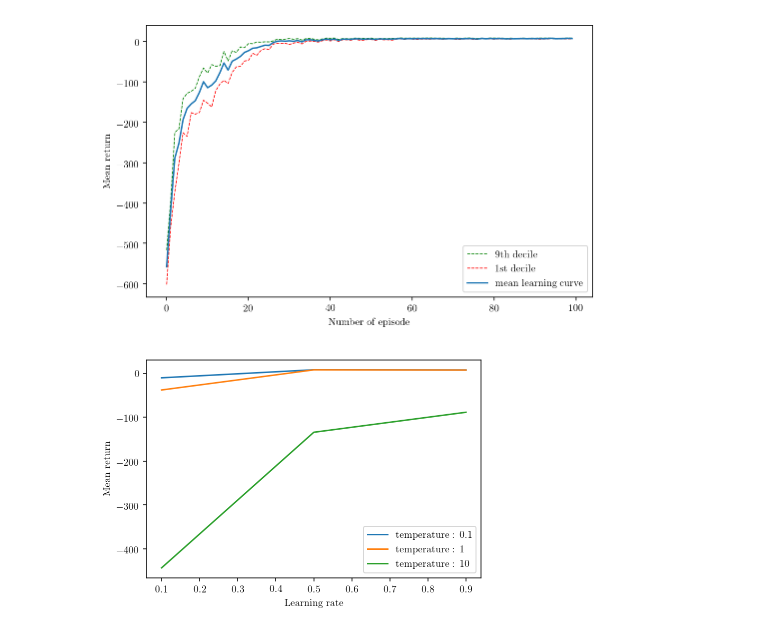
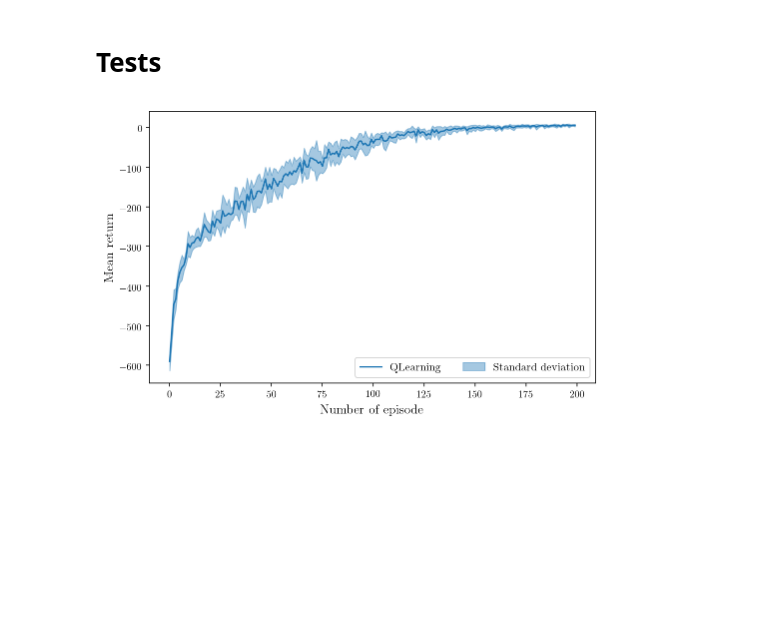
Before and after one commit to jdavid04/Reinforcement-Learning-Assignment-2, a Jupyter notebook: parallel-solution/Taxi.ipynb, the cells around one changed output. Saved outputs shown, nothing was run; the diff lists cells and outputs as text; code cells hidden in the pictures; blank space fills up the shorter version.

```diff
--- a/parallel-solution/Taxi.ipynb
+++ b/parallel-solution/Taxi.ipynb
@@ -43,4 +43,4 @@ temperatures = [.1, 1, 10]
 # %%
-def get_returns(agent):
-    return np.array([agent.run() for _ in range(10)])
+def get_returns(agent, segments=100, runs=10):
+    return np.array([agent.run(segments) for _ in range(runs)])
 # %%
@@ -126,12 +165,38 @@ tr_10 = np.percentile(training_returns, 10, axis=0)
+# %% [markdown]
+# Tests
 # %%
+name = 'QLearning'
+agent = taxi.QLearning(environment, gamma=1, alpha=.1, temperature=1, seed=None, verbose=True)
+
 plt.figure(figsize=(8, 5))
-plt.plot(tr_90, label='9th decile', linestyle='--', color='green', linewidth=.8)
-plt.plot(tr_10, label='1st decile', linestyle='--', color='red', linewidth=.8)
-plt.plot(tr_mean, label='mean learning curve')
-plt.xlabel('Number of episode')
-plt.ylabel('Mean return')
-plt.legend()
-plt.savefig('graphics/expected-sarsa-learning-curve.pdf', bbox_inches='tight')
+
+returns = get_returns(agent, segments=200)
+
+color = 'C0'
+
+training_returns = returns[:, :, 0]
+tr_mean = training_returns.mean(axis=0)
+tr_std = training_returns.std(axis=0)
+tr_90 = np.percentile(training_returns, 90, axis=0)
+tr_10 = np.percentile(training_returns, 10, axis=0)
+
+# plt.plot(tr_90, label='9th decile', linestyle='--', color='green', linewidth=.8)
+# plt.plot(tr_10, label='1st decile', linestyle='--', color='red', linewidth=.8)
+plt.plot(tr_mean, label=name, color=color)
+
+plt.fill_between(
+    np.arange(len(tr_mean)),
+    tr_mean + tr_std,
+    tr_mean - tr_std,
+    color=color,
+    alpha=.4,
+    label=r'Standard deviation'
+)
+
+plt.xlabel('Number of episode', size=13)
+plt.ylabel('Mean return', size=13)
+plt.legend(ncol=2, fontsize=11)
+plt.savefig('report/graphics/taxi/qlearning-a01-t1-200ep-learning-curve.pdf', bbox_inches='tight')
 plt.show()
 # %% [output]
-[figure, old version]
+[figure, new version]
@@ -140,4 +202,0 @@ tries = try_parameters(module.ExpectedSarsa, alphas=[0.1, 0.5, .9], temperatures
-# %%
-plot_tries(tries, alphas, temperatures, 'expsarsa', mode='training')
-# %% [output]
-[figure, removed]
```
Also changed, not shown: parts of 40 cells of this notebook, 1 other file.
